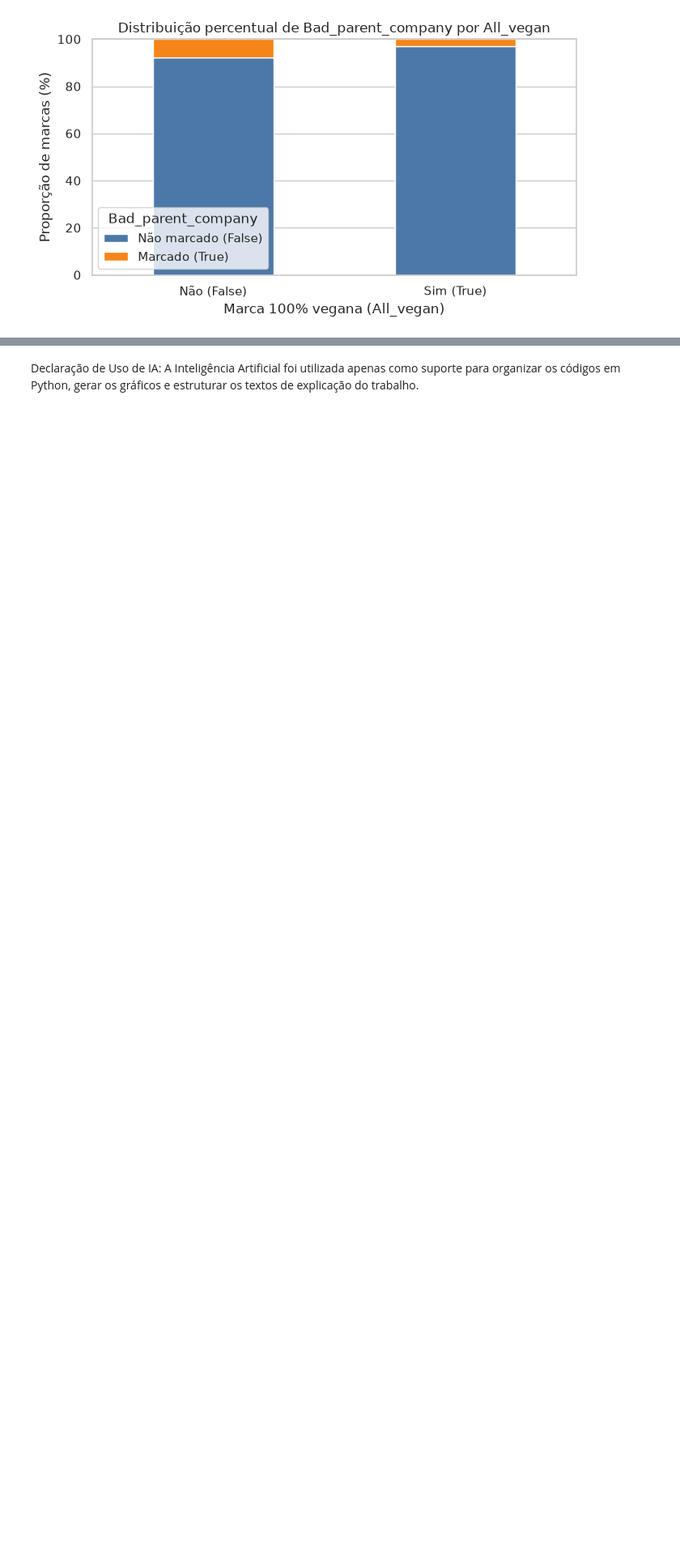
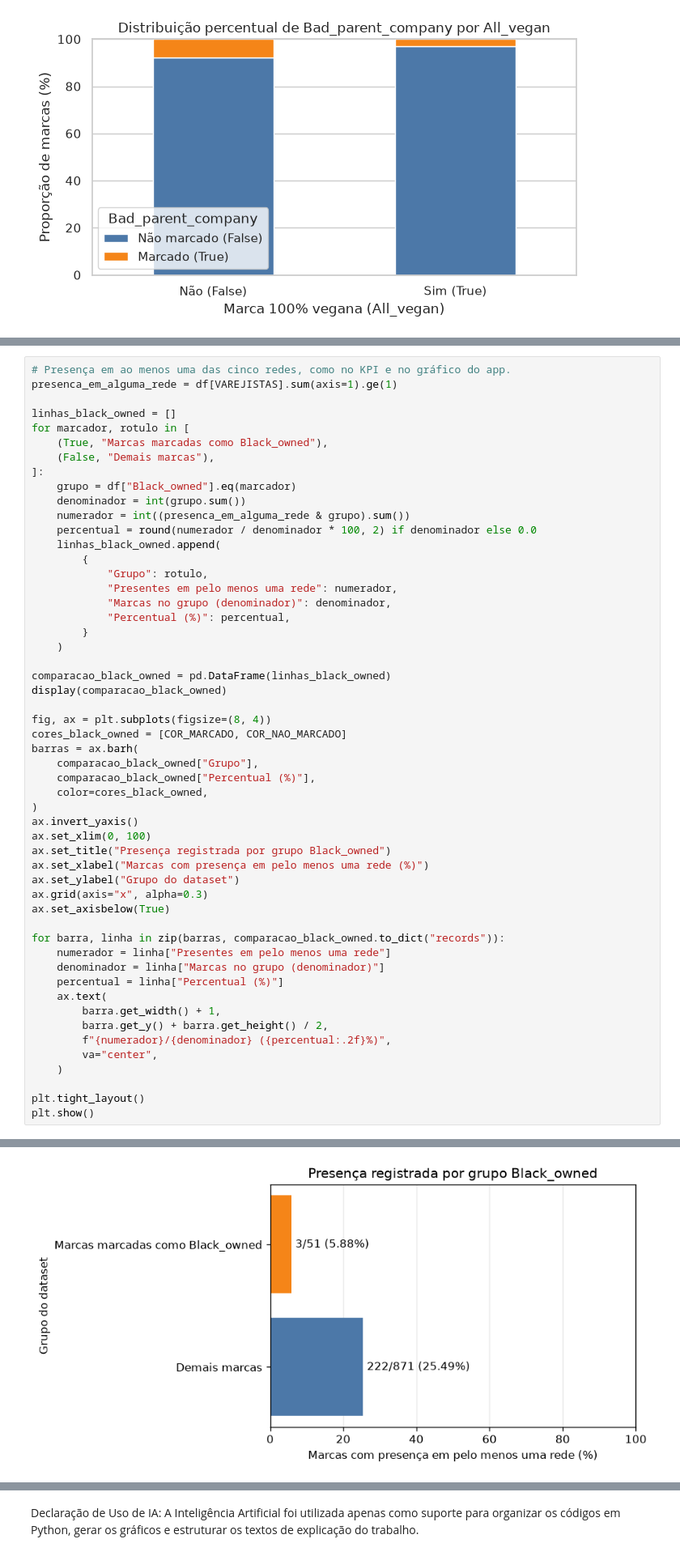
Before and after one commit to lslukinha/AVD-20262-pratica-streamlit, a Jupyter notebook: notebooks/eda.ipynb, the cells around one changed output, grey strips where cells are left out. Shown at 81% size. Drawn from its saved outputs; the diff is of its cells as text; blank space fills up the shorter version.

Commit message:
feat: finaliza entrega 2 de analise e visualizacao de dados

```diff
--- a/notebooks/eda.ipynb
+++ b/notebooks/eda.ipynb
@@ -357,0 +364,54 @@ plt.show()
+# %%
+# Presença em ao menos uma das cinco redes, como no KPI e no gráfico do app.
+presenca_em_alguma_rede = df[VAREJISTAS].sum(axis=1).ge(1)
+
+linhas_black_owned = []
+for marcador, rotulo in [
+    (True, "Marcas marcadas como Black_owned"),
+    (False, "Demais marcas"),
+]:
+    grupo = df["Black_owned"].eq(marcador)
+    denominador = int(grupo.sum())
+    numerador = int((presenca_em_alguma_rede & grupo).sum())
+    percentual = round(numerador / denominador * 100, 2) if denominador else 0.0
+    linhas_black_owned.append(
+        {
+            "Grupo": rotulo,
+            "Presentes em pelo menos uma rede": numerador,
+            "Marcas no grupo (denominador)": denominador,
+            "Percentual (%)": percentual,
+        }
+    )
+
+comparacao_black_owned = pd.DataFrame(linhas_black_owned)
+display(comparacao_black_owned)
+
+fig, ax = plt.subplots(figsize=(8, 4))
+cores_black_owned = [COR_MARCADO, COR_NAO_MARCADO]
+barras = ax.barh(
+    comparacao_black_owned["Grupo"],
+    comparacao_black_owned["Percentual (%)"],
+    color=cores_black_owned,
+)
+ax.invert_yaxis()
+ax.set_xlim(0, 100)
+ax.set_title("Presença registrada por grupo Black_owned")
+ax.set_xlabel("Marcas com presença em pelo menos uma rede (%)")
+ax.set_ylabel("Grupo do dataset")
+ax.grid(axis="x", alpha=0.3)
+ax.set_axisbelow(True)
+
+for barra, linha in zip(barras, comparacao_black_owned.to_dict("records")):
+    numerador = linha["Presentes em pelo menos uma rede"]
+    denominador = linha["Marcas no grupo (denominador)"]
+    percentual = linha["Percentual (%)"]
+    ax.text(
+        barra.get_width() + 1,
+        barra.get_y() + barra.get_height() / 2,
+        f"{numerador}/{denominador} ({percentual:.2f}%)",
+        va="center",
+    )
+
+plt.tight_layout()
+plt.show()
+# %% [output]
@@ -357,0 +421 @@ plt.show()
+[figure, added]
```
Also changed, not shown: parts of 8 cells of this notebook, 11 other files.
